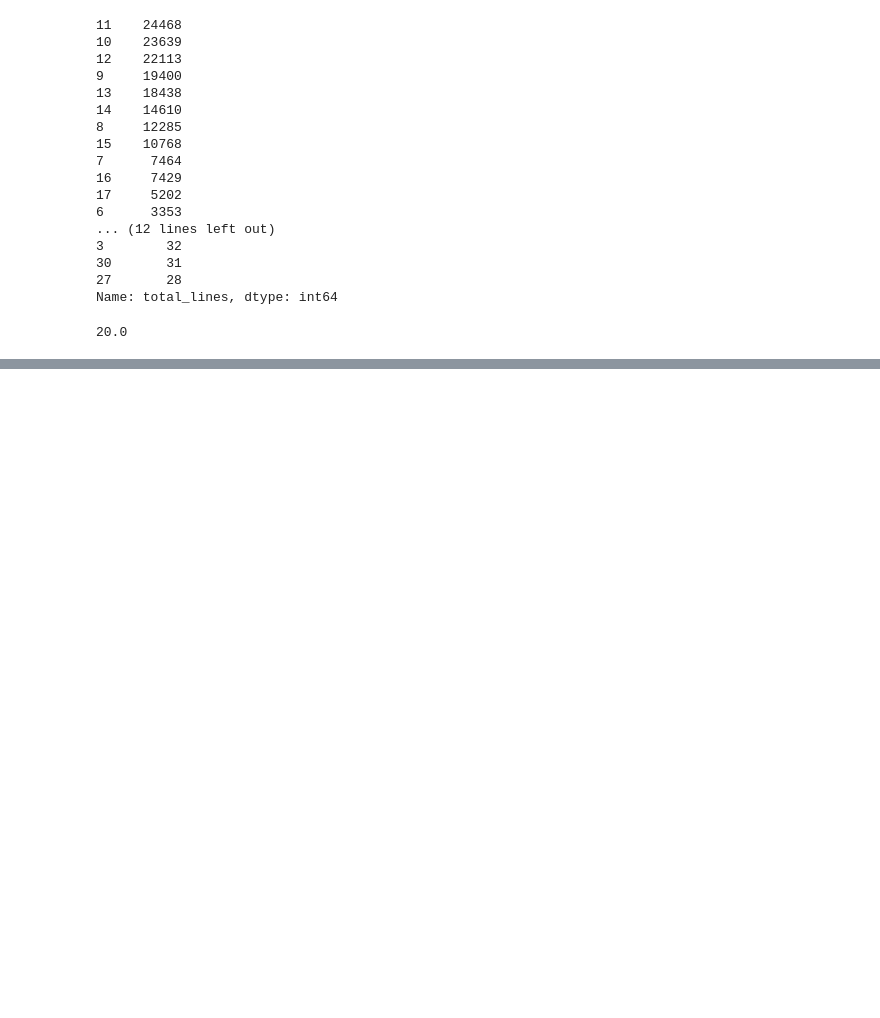
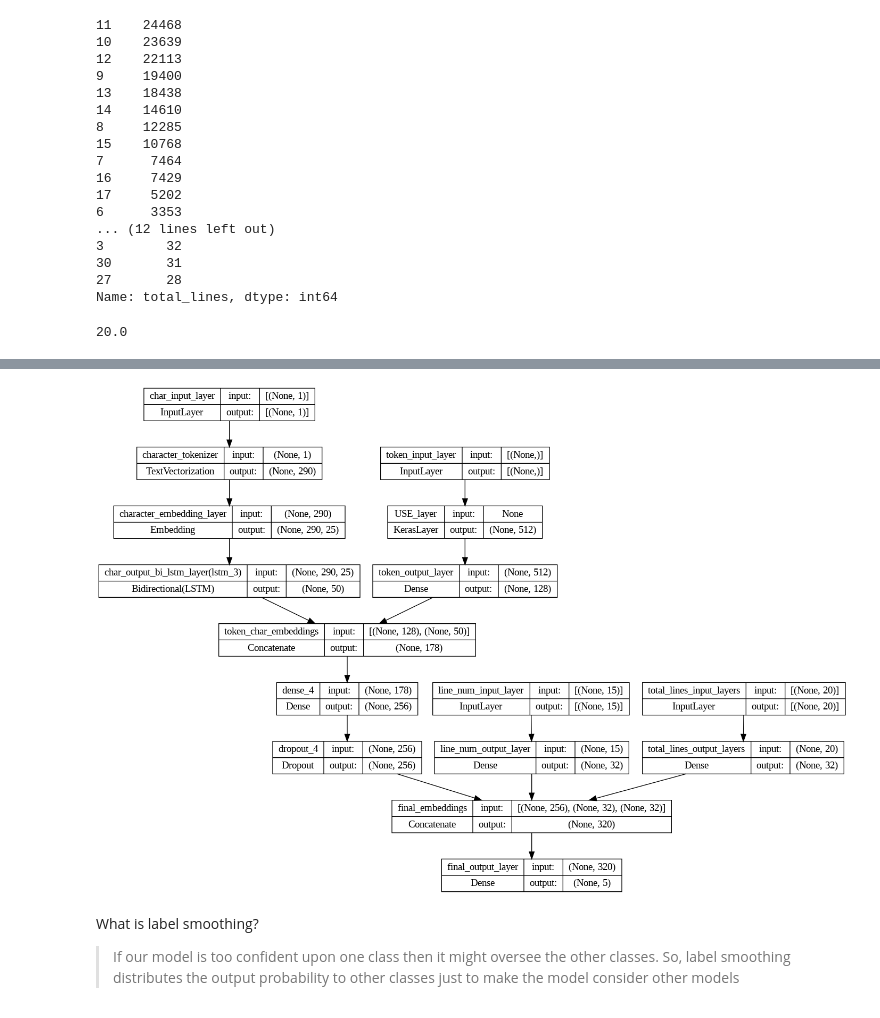
Before and after one commit to klsharma22/TensorflowCertifcationCourse, a Jupyter notebook: Milestone Projects/09_milestone_project_2_Skim_Lit.ipynb, the cells around one changed output, grey strips where cells are left out. Drawn from its saved outputs; the diff is of its cells as text; code cells hidden in the pictures; blank space fills up the shorter version.

Commit message:
Created, trained and evaluated model 5 with token, character and positional embeddings

```diff
--- a/Milestone Projects/09_milestone_project_2_Skim_Lit.ipynb
+++ b/Milestone Projects/09_milestone_project_2_Skim_Lit.ipynb
@@ -1027,0 +1015,40 @@ train_total_lines_one_hot[:10], train_total_lines_one_hot.shape
+# %%
+# 1. Token inputs
+token_inputs = layers.Input(shape= [], dtype= 'string', name= 'token_input_layer')
+token_embeddings = sentence_encoder_layer(token_inputs)
+token_outputs = layers.Dense(128, activation= 'relu', name= 'token_output_layer')(token_embeddings)
+token_model = tf.keras.Model(token_inputs, token_outputs, name= 'token_model')
+
+# 2. Character inputs
+char_inputs = layers.Input(shape= (1, ), dtype= 'string', name= 'char_input_layer')
+char_vectors = char_vectorizer(char_inputs)
+char_embeddings = char_embedding(char_vectors)
+char_outputs = layers.Bidirectional(layers.LSTM(25), name= 'char_output_bi_lstm_layer')(char_embeddings)
+char_model = tf.keras.Model(char_inputs, char_outputs, name= 'char_model')
+
+# 3. Line numbers inputs
+line_num_inputs = layers.Input(shape= (15, ), name= 'line_num_input_layer')
+line_num_outputs = layers.Dense(32, activation= 'relu', name= 'line_num_output_layer')(line_num_inputs)
+line_num_model = tf.keras.Model(line_num_inputs, line_num_outputs, name= 'line_num_model')
+
+# 4. Total line numbers inputs
+tot_line_inputs = layers.Input(shape= (20, ), name= 'total_lines_input_layers')
+tot_line_outputs = layers.Dense(32, activation= 'relu', name= 'total_lines_output_layers')(tot_line_inputs)
+tot_line_model = tf.keras.Model(tot_line_inputs, tot_line_outputs, name= 'total_lines_model')
+
+# 5. Combine token and char embeddings into one
+token_char_embeddings = layers.Concatenate(name= 'token_char_embeddings')([token_model.output, char_model.output])
+x = layers.Dense(256, activation= 'relu')(token_char_embeddings)
+x = layers.Dropout(0.5)(x)
+
+# 6. Combine positional embeddings with token and char combined embeddings
+final_embeddings = layers.Concatenate(name= 'final_embeddings')([x, line_num_model.output, tot_line_model.output])
+
+# 7. Create output layer
+final_output_layer = layers.Dense(len(class_names), activation= 'softmax', name= 'final_output_layer')(final_embeddings)
+
+# 8. Create Model
+model_5 = tf.keras.Model(inputs= [token_model.input, char_model.input, line_num_model.input, tot_line_model.input],
+                         outputs= final_output_layer, name= 'token_char_positional_model')
+
+model_5.summary()
@@ -1027,0 +1073,7 @@ train_total_lines_one_hot[:10], train_total_lines_one_hot.shape
+# %%
+plot_model(model_5, show_shapes= True)
+# %% [output]
+[figure, added]
+# %% [markdown]
+What is label smoothing?
+> If our model is too confident upon one class then it might oversee the other classes. So, label smoothing distributes the output probability to other classes just to make the model consider other models
```
Also changed, not shown: parts of 9 cells of this notebook.
